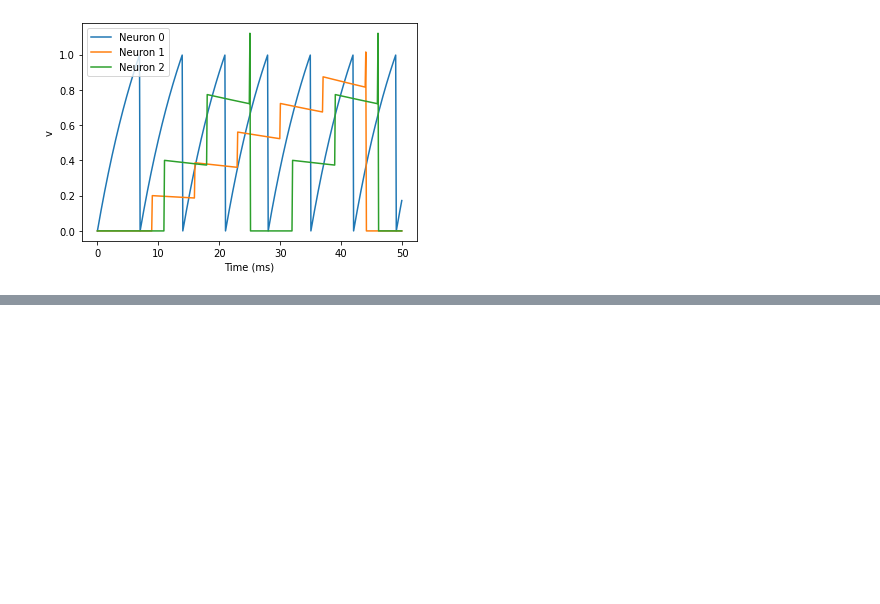
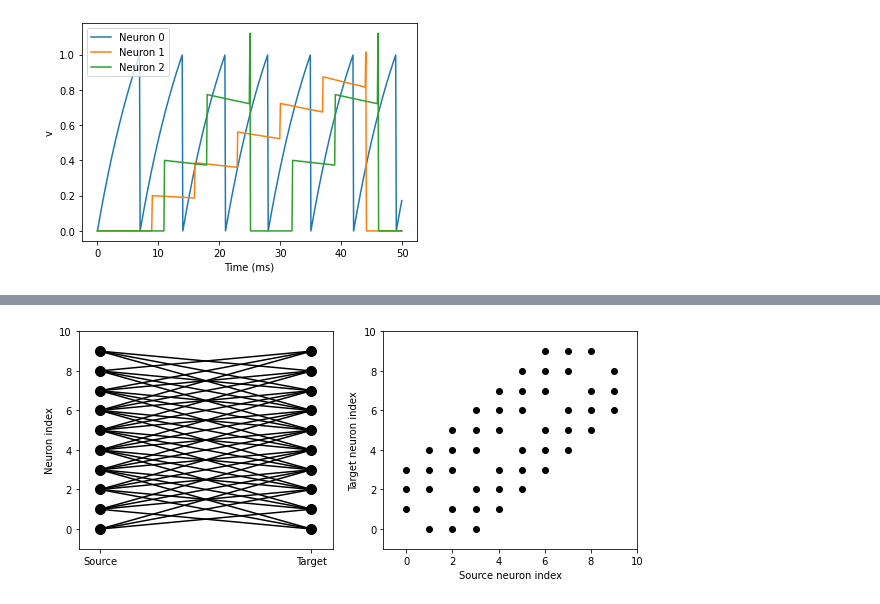
Before and after one commit to mcorne/test-python, a Jupyter notebook: brian2/2-intro-to-brian-synapses.ipynb, the cells around one changed output, grey strips where cells are left out. Drawn from its saved outputs; the diff is of its cells as text; code cells hidden in the pictures; blank space fills up the shorter version.

```diff
--- a/brian2/2-intro-to-brian-synapses.ipynb
+++ b/brian2/2-intro-to-brian-synapses.ipynb
@@ -100,0 +153,12 @@ legend()
+# %%
+# Connections between neighbours
+start_scope()
+
+N = 10
+G = NeuronGroup(N, 'v:1')
+
+S = Synapses(G)
+S.connect(condition='abs(i-j)<4 and i!=j')
+visualize_connectivity(S)
+# %% [output]
+[figure, added]
```
Also changed, not shown: parts of 9 cells of this notebook, 1 other file.
